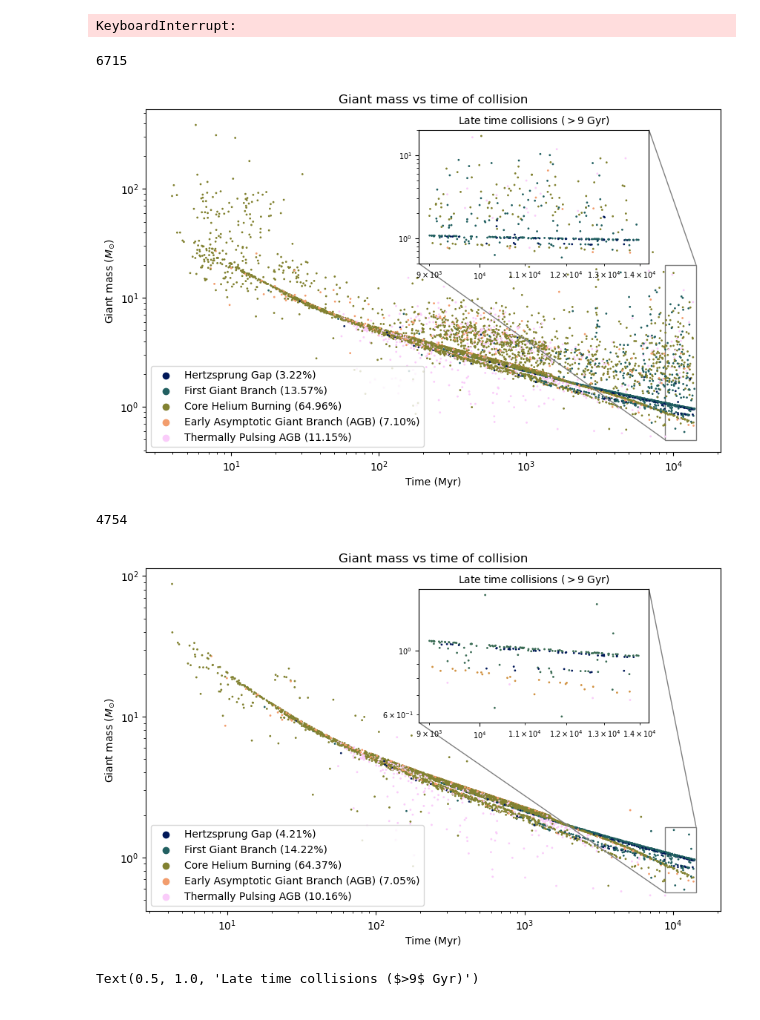
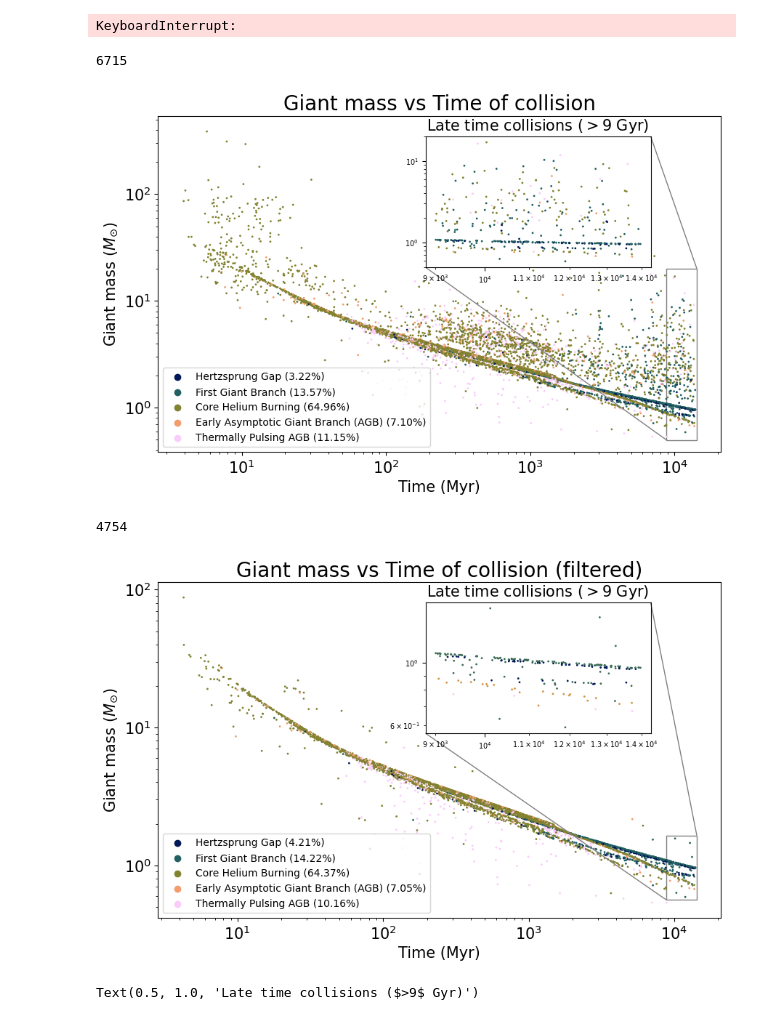
Before and after one commit to Stufffffs/CASSI_2024_code, a Jupyter notebook: collisions_processing.ipynb, the cells around one changed output. Cells and saved outputs as stored; diff of their text form; code cells hidden in the pictures.

```diff
--- a/collisions_processing.ipynb
+++ b/collisions_processing.ipynb
@@ -666,9 +666,9 @@ mark_inset(ax1, ax2, loc1=3, loc2=1, fc="none", ec='0.5')
 
 
 scatter = ax1.scatter(times_GiantBH, mass_Giant, s=1, color=colors_N)
-ax1.set_xlabel(r'Time (Myr)')
-ax1.set_ylabel(r'Giant mass ($M_{\odot}$)')
-ax1.set_title('Giant mass vs time of collision')
+ax1.set_xlabel(r'Time (Myr)', fontsize=15)
+ax1.set_ylabel(r'Giant mass ($M_{\odot}$)', fontsize=15)
+ax1.set_title('Giant mass vs Time of collision', fontsize=20)
 ax1.set_xscale('log')
 ax1.set_yscale('log')
 print(len(times_GiantBH))
@@ -683,36 +683,38 @@ ax1.legend(handles=legend_handles, loc='lower left')
 
 
 # Check time
 check_t = np.array(data[:, 4], dtype=float) > 9e3
 data_t = data[check_t]
 mass_Giant = data_t[::, 11].astype(float)
 type_Giant = data_t[::, 19].astype(float)
 times_GiantBH = data_t[::, 4].astype(float)
 
 
 
 colors = cm.batlow(np.linspace(0, 1, len(set(type_Giant))))
 
 # Get unique numbers from the list
 unique_numbers = list(set(type_Giant))
 unique_numbers.sort()
 
 # Create a mapping of unique numbers to colors
 N_to_color = {num: colors[i % len(colors)] for i, num in enumerate(unique_numbers)}
 colors_N = [N_to_color[N] for N in type_Giant]
 
 
 ax2.scatter(times_GiantBH, mass_Giant, s=1, color=colors_N)
 ax2.set_xscale('log')
 ax2.set_yscale('log')
-ax2.set_title('Late time collisions ($>9$ Gyr)', fontsize=10)
+ax2.set_title('Late time collisions ($>9$ Gyr)', fontsize=15)
 ax2.tick_params(axis='both', which='both', labelsize=7)
 
+ax1.tick_params(axis='both', which='both', labelsize=15)
 
-#plt.savefig('William_Yang_Giant_mass_collision_time.png', dpi=500)
+
+plt.savefig('picture1.png', dpi=500)
 # %% [output]
 6715
-[figure, old version]
+[figure, new version]
 # %%
 from mpl_toolkits.axes_grid1.inset_locator import (inset_axes, InsetPosition, mark_inset)
 
@@ -776,9 +778,9 @@ mark_inset(ax1, ax2, loc1=3, loc2=1, fc="none", ec='0.5')
 
 
 scatter = ax1.scatter(times_GiantBH, mass_Giant, s=1, color=colors_N)
-ax1.set_xlabel(r'Time (Myr)')
-ax1.set_ylabel(r'Giant mass ($M_{\odot}$)')
-ax1.set_title('Giant mass vs time of collision')
+ax1.set_xlabel(r'Time (Myr)', fontsize=15)
+ax1.set_ylabel(r'Giant mass ($M_{\odot}$)', fontsize=15)
+ax1.set_title('Giant mass vs Time of collision (filtered)', fontsize=20)
 ax1.set_xscale('log')
 ax1.set_yscale('log')
 print(len(times_GiantBH))
@@ -815,14 +817,15 @@ colors_N = [N_to_color[N] for N in type_Giant]
 ax2.scatter(times_GiantBH, mass_Giant, s=1, color=colors_N)
 ax2.set_xscale('log')
 ax2.set_yscale('log')
-ax2.set_title('Late time collisions ($>9$ Gyr)', fontsize=10)
+ax2.set_title('Late time collisions ($>9$ Gyr)', fontsize=15)
 ax2.tick_params(axis='both', which='both', labelsize=7)
 
+ax1.tick_params(axis='both', which='both', labelsize=15)
 
-#plt.savefig('William_Yang_Giant_mass_collision_time.png', dpi=500)
+plt.savefig('picture2.png', dpi=500)
 # %% [output]
 4754
-[figure, old version]
+[figure, new version]
 # %%
 
 # Load the CSV file into a numpy array
```
Also changed, not shown: parts of 8 cells of this notebook, 19 other files.
